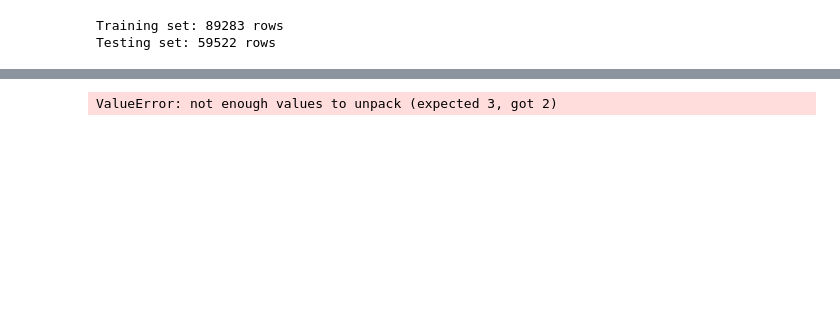
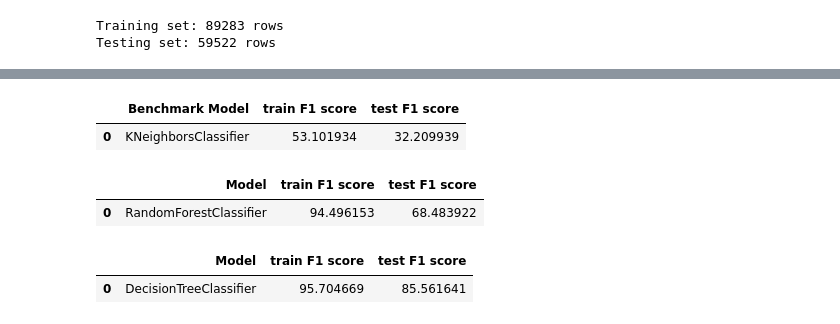
Before and after one commit to vanithabselvarajan/Starbucks-Project, a Jupyter notebook: Starbucks_Capstone_notebook.ipynb, the cells around one changed output, grey strips where cells are left out. Saved outputs shown, nothing was run; the diff lists cells and outputs as text; code cells hidden in the pictures; blank space fills up the shorter version.

Commit message:
fixed error and ready for submit

```diff
--- a/Starbucks_Capstone_notebook.ipynb
+++ b/Starbucks_Capstone_notebook.ipynb
@@ -750,5 +796,8 @@ TypeError: float() argument must be a string or a number, not 'dict'
-# %%
-nsamples, nx, ny = X_train.shape
-d2_train_dataset = X_train.reshape((nsamples,nx*ny))
-# %% [output]
-ValueError: not enough values to unpack (expected 3, got 2)
+# %%
+knn = {'Benchmark Model': [ a_model], 'train F1 score':[a_train_f1], 'test F1 score': [a_test_f1]}
+benchmark = pd.DataFrame(knn)
+# %%
+benchmark
+# %% [output]
+|  | Benchmark Model | train F1 score | test F1 score |
+| 0 | KNeighborsClassifier | 53.101934 | 32.209939 |
@@ -754,0 +811,5 @@ ValueError: not enough values to unpack (expected 3, got 2)
+# %%
+model_1
+# %% [output]
+|  | Model | train F1 score | test F1 score |
+| 0 | RandomForestClassifier | 94.496153 | 68.483922 |
@@ -754,0 +822,5 @@ ValueError: not enough values to unpack (expected 3, got 2)
+# %%
+model_2
+# %% [output]
+|  | Model | train F1 score | test F1 score |
+| 0 | DecisionTreeClassifier | 95.704669 | 85.561641 |
```
Also changed, not shown: parts of 24 cells of this notebook.
